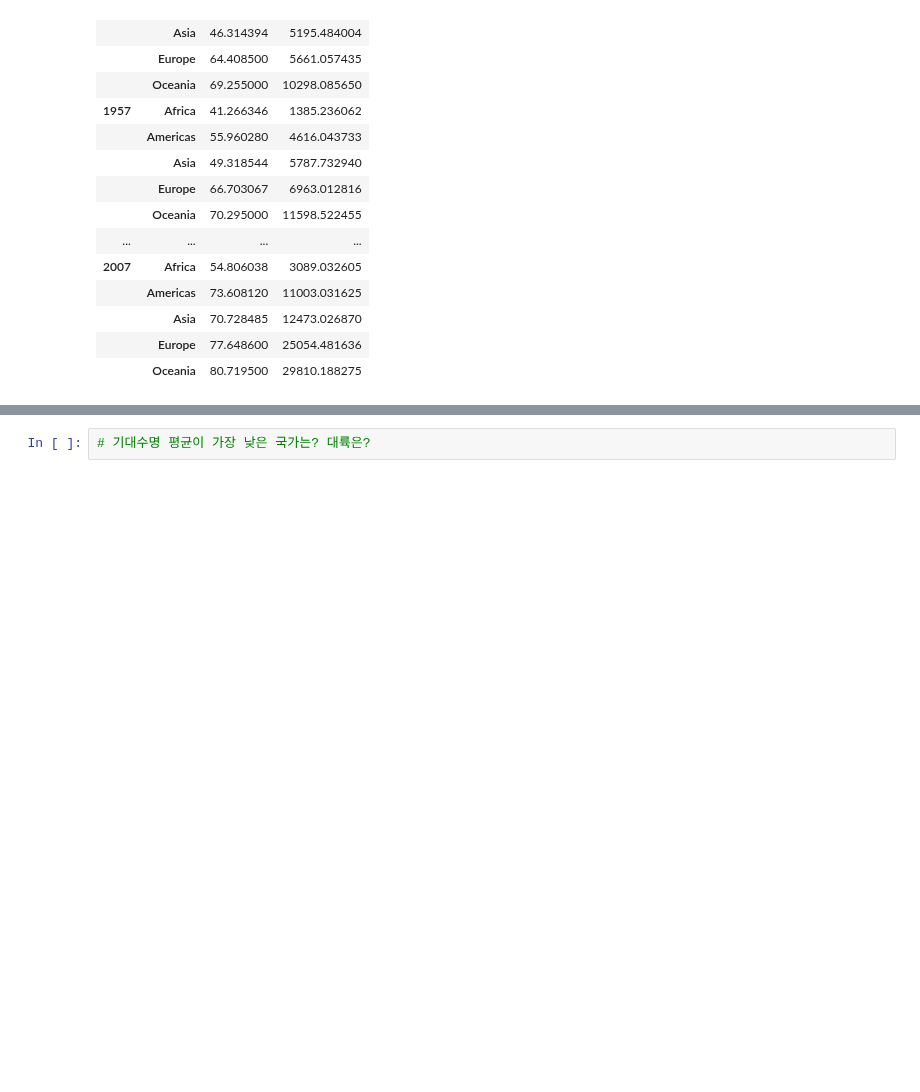
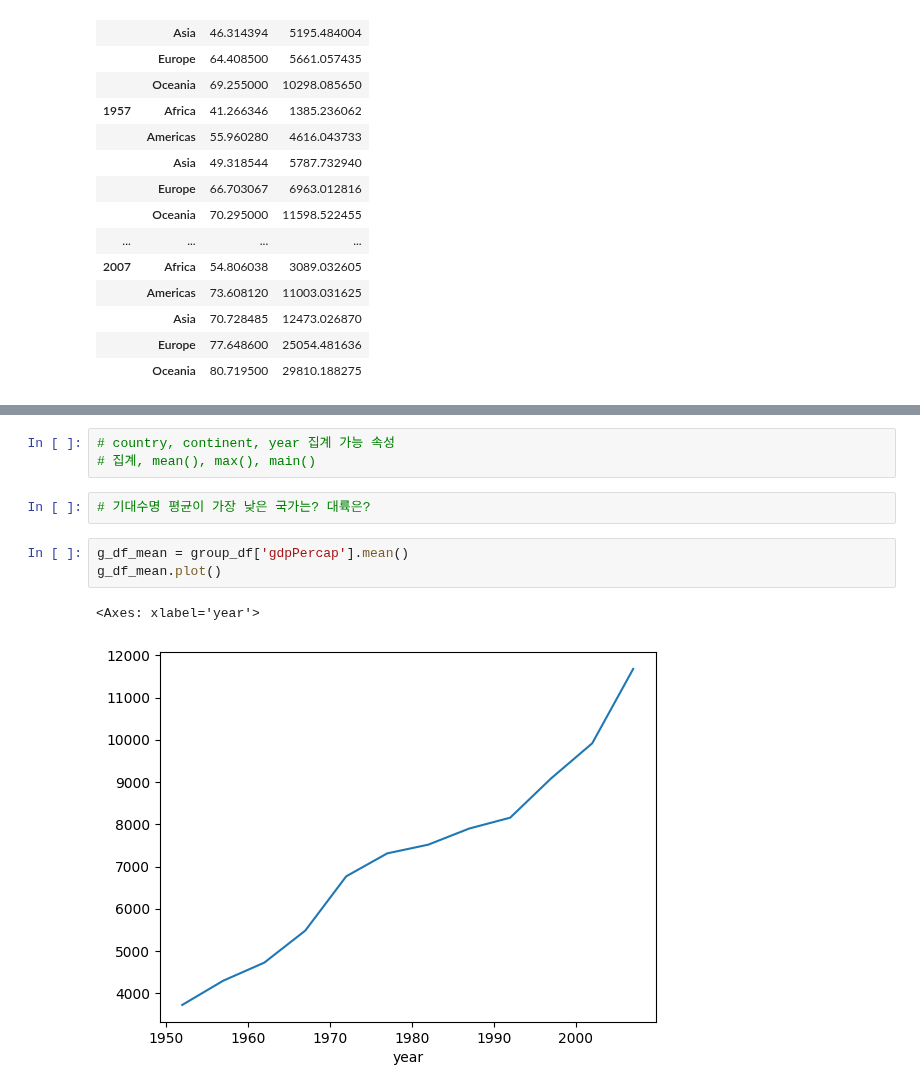
Before and after one commit to zdeik/hipython_rep, a Jupyter notebook: 13.데이터프레임연습.ipynb, the cells around one changed output, grey strips where cells are left out. Saved outputs shown, nothing was run; the diff lists cells and outputs as text; blank space fills up the shorter version.

```diff
--- a/13.데이터프레임연습.ipynb
+++ b/13.데이터프레임연습.ipynb
@@ -350,2 +347,11 @@ g_df_mean
 # %%
-# 기대수명 평균이 가장 낮은 국가는? 대륙은?
+# country, continent, year 집계 가능 속성
+# 집계, mean(), max(), main()
+# %%
+# 기대수명 평균이 가장 낮은 국가는? 대륙은?
+# %%
+g_df_mean = group_df['gdpPercap'].mean()
+g_df_mean.plot()
+# %% [output]
+<Axes: xlabel='year'>
+[figure, added]
```
Also changed, not shown: parts of 6 cells of this notebook.
